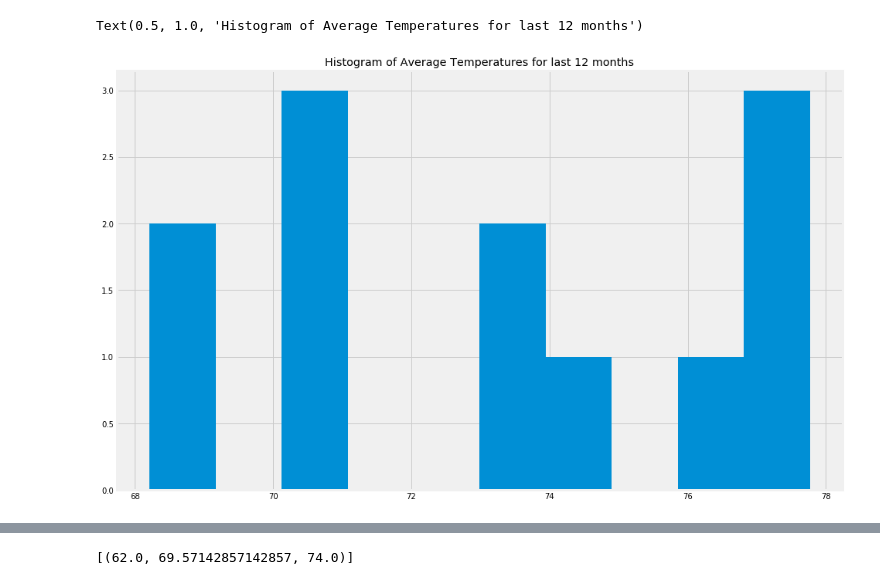
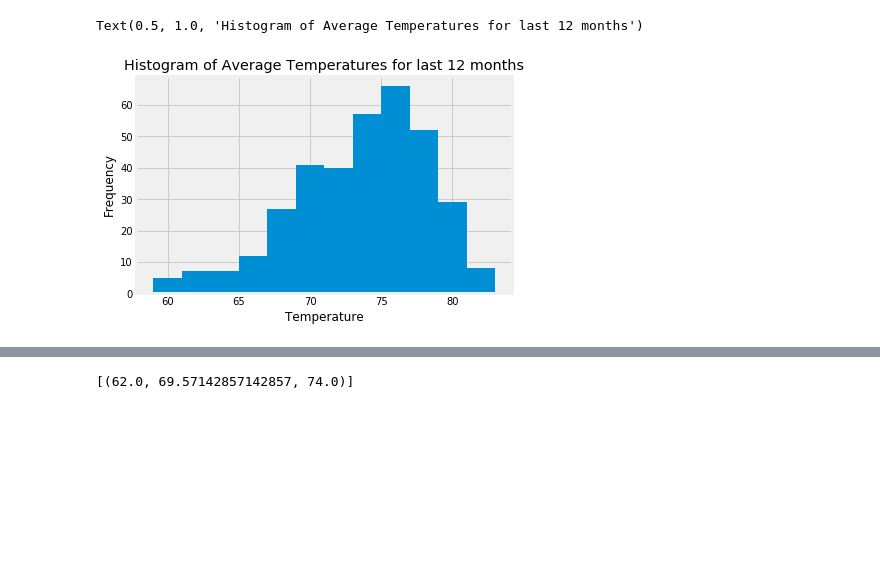
Before and after one commit to PGGokhale/Advanced-Data-Storage-and-Retrieval, a Jupyter notebook: climate_starter.ipynb, the cells around one changed output, grey strips where cells are left out. Cells and saved outputs as stored; diff of their text form; code cells hidden in the pictures; blank space fills up the shorter version.

Commit message:
Histogram updated

```diff
--- a/climate_starter.ipynb
+++ b/climate_starter.ipynb
@@ -232,37 +232,13 @@ Minimum temperature : 73.1
 # %%
 # Choose the station with the highest number of temperature observations.
 # Query the last 12 months of temperature observation data for this station and plot the results as a histogram
-
-# Step1:
-# Below code adds a column 'month' to the dataframe of most active station.
-df_temperature_active_station["month"] = pd.DatetimeIndex(
-    df_temperature_active_station["date"]
-).month
-df_temperature_active_station = df_temperature_active_station.sort_values(by=["month"])
-
-# Step2:
-month_bins = [0, 1, 2, 3, 4, 5, 6, 7, 8, 9, 10, 11, 12]
-group_names = [
-    "Jan",
-    "Feb",
-    "Mar",
-    "Apr",
-    "May",
-    "Jun",
-    "Jul",
-    "Aug",
-    "Sep",
-    "Oct",
-    "Nov",
-    "Dec",
-]
 df_temperature_active_station.head()
-bins = pd.cut(df_temperature_active_station["month"], month_bins, labels=group_names)
-Temp_by_bin = df_temperature_active_station.groupby(bins)["tobs"].mean()
-s = pd.Series(Temp_by_bin)
-s.hist()
+temp = df_temperature_active_station["tobs"]
+temp.hist(bins=12)
+plt.ylabel("Frequency")
+plt.xlabel("Temperature")
 plt.title("Histogram of Average Temperatures for last 12 months")
 # %% [output]
 Text(0.5, 1.0, 'Histogram of Average Temperatures for last 12 months')
-[figure, old version]
+[figure, new version]
 [interactive output not drawn]
```
Also changed, not shown: parts of 3 cells of this notebook.
